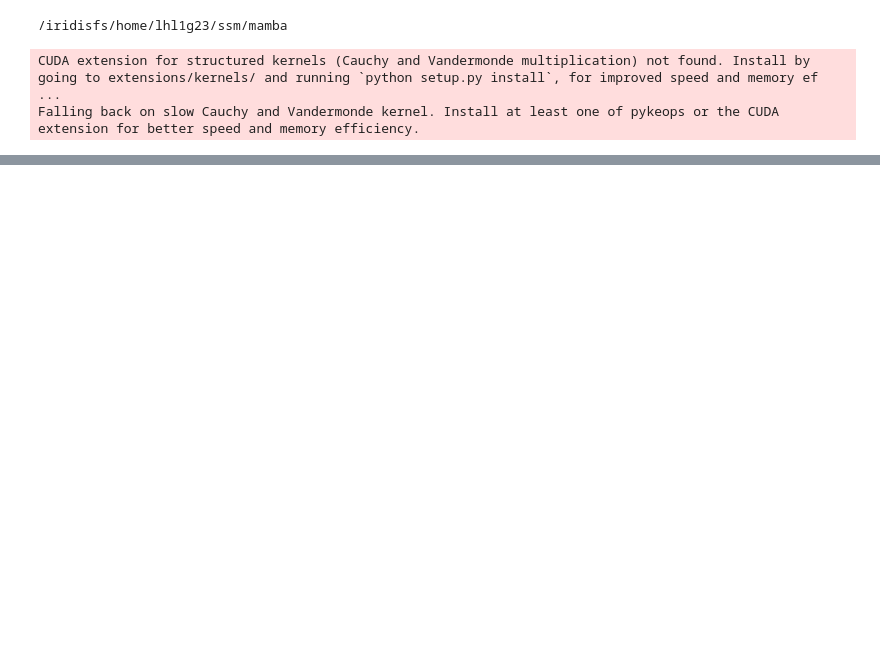
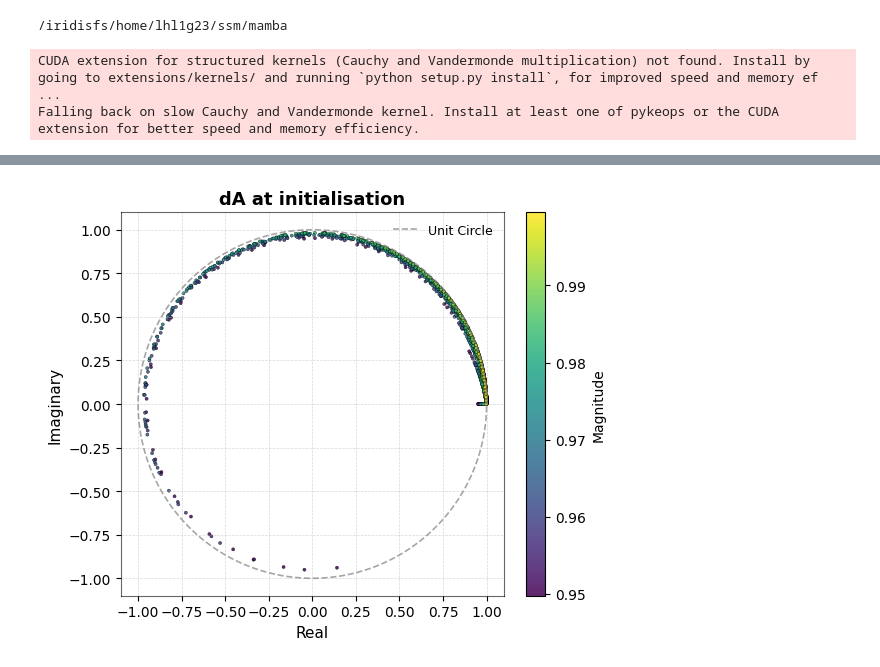
Before and after one commit to haydnllh/Interpretability-of-Mamba, a Jupyter notebook: analyse/sc.ipynb, the cells around one changed output, grey strips where cells are left out. Drawn from its saved outputs; the diff is of its cells as text; code cells hidden in the pictures; blank space fills up the shorter version.

```diff
--- a/analyse/sc.ipynb
+++ b/analyse/sc.ipynb
@@ -22,8 +26,8 @@ X, y = X.to('cuda'),y.to('cuda')
 # %%
-config = OmegaConf.load('models/configs/sc/sc_raw_complex_circle.yaml')
+config = OmegaConf.load('models/configs/sc/complex_circle.yaml')
 
 model = MambaClassifierTrainer.load_from_checkpoint(
-    '/scratch/lhl1g23/checkpoints/sc/raw/complex/circle_fix/best-v19.ckpt',
+    '/scratch/lhl1g23/mamba/checkpoints/sc/raw/complex/circle/best-v19.ckpt',
     data="sc",
     mamba_config=config.mamba,
     model_config=config.model
@@ -32,14 +36,6 @@ model = MambaClassifierTrainer.load_from_checkpoint(
 model.eval()
 torch.set_grad_enabled(False)
 
-params = next(model.classifier.get_params(X[:1]))
-
-A = params['A']
-B = params['B']
-C = params['C']
-D = params['D']
-dA = params['dA']
-dB = params['dB']
-dt = params['dt']
-states = params['states']
-y_ssm = params['y_ssm']
+params_iter = model.classifier.get_params(X[:1], requires_grad=False)
+mamba_out, logits = model.classifier(X[:1])
+classifier = model.classifier.classifier
@@ -74,0 +168,29 @@ plot_eigen(dA_untrained[0,:,:,:].flatten(start_dim=2), title="dA on initialisati
+# %%
+config = OmegaConf.load('models/configs/sc/complex_circle.yaml')
+
+model = MambaClassifierTrainer(
+    data="sc",
+    mamba_config=config.mamba,
+    model_config=config.model
+).to('cuda')
+
+model.eval()
+torch.set_grad_enabled(False)
+
+params_iter = model.classifier.get_params(X[:1], requires_grad=False)
+params = next(params_iter)
+
+A = params['A']
+B = params['B']
+C = params['C']
+D = params['D']
+dA = params['dA']
+dB = params['dB']
+dt = params['dt']
+states = params['states']
+y_ssm = params['y_ssm']
+y_out = params['y_out']
+# %%
+plot_eigen(torch.flatten(dA[0, 0, :, :].cpu()), plt.gca(), s=5, title="dA at initialisation")
+# %% [output]
+[figure, added]
```
Also changed, not shown: parts of 16 cells of this notebook, 33 other files.
